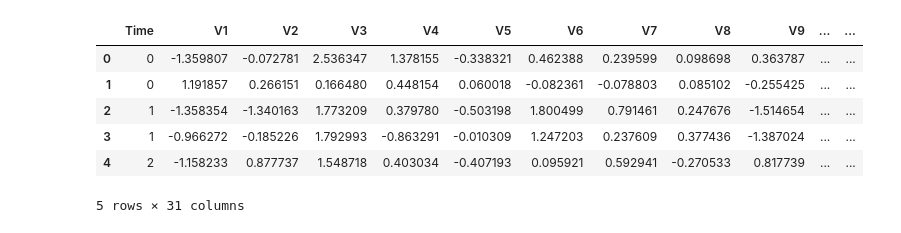
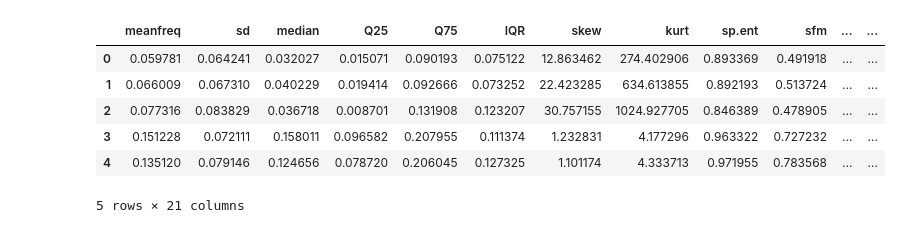
Before and after one commit to MirCHeineken/Assignement_FML_4-5_VoiceReg, a Jupyter notebook: Voice Recognition.ipynb, the cells around one changed output. Saved outputs shown, nothing was run; the diff lists cells and outputs as text; code cells hidden in the pictures.

```diff
--- a/Voice Recognition.ipynb
+++ b/Voice Recognition.ipynb
@@ -10,12 +43,11 @@ from sklearn.ensemble import RandomForestClassifier
 # %%
-df = pd.read_csv('creditcard.csv')
-df.dropna()
-df.head()
+df = pd.read_csv('voice.csv') #loading dataset
+df.head() #checking if everything is properly loaded
 # %% [output]
-|  | Time | V1 | V2 | V3 | V4 | V5 | V6 | V7 | V8 | V9 | ... | ... |
-| 0 | 0 | -1.359807 | -0.072781 | 2.536347 | 1.378155 | -0.338321 | 0.462388 | 0.239599 | 0.098698 | 0.363787 | ... | ... |
-| 1 | 0 | 1.191857 | 0.266151 | 0.166480 | 0.448154 | 0.060018 | -0.082361 | -0.078803 | 0.085102 | -0.255425 | ... | ... |
-| 2 | 1 | -1.358354 | -1.340163 | 1.773209 | 0.379780 | -0.503198 | 1.800499 | 0.791461 | 0.247676 | -1.514654 | ... | ... |
-| 3 | 1 | -0.966272 | -0.185226 | 1.792993 | -0.863291 | -0.010309 | 1.247203 | 0.237609 | 0.377436 | -1.387024 | ... | ... |
-| 4 | 2 | -1.158233 | 0.877737 | 1.548718 | 0.403034 | -0.407193 | 0.095921 | 0.592941 | -0.270533 | 0.817739 | ... | ... |
+|  | meanfreq | sd | median | Q25 | Q75 | IQR | skew | kurt | sp.ent | sfm | ... | ... |
+| 0 | 0.059781 | 0.064241 | 0.032027 | 0.015071 | 0.090193 | 0.075122 | 12.863462 | 274.402906 | 0.893369 | 0.491918 | ... | ... |
+| 1 | 0.066009 | 0.067310 | 0.040229 | 0.019414 | 0.092666 | 0.073252 | 22.423285 | 634.613855 | 0.892193 | 0.513724 | ... | ... |
+| 2 | 0.077316 | 0.083829 | 0.036718 | 0.008701 | 0.131908 | 0.123207 | 30.757155 | 1024.927705 | 0.846389 | 0.478905 | ... | ... |
+| 3 | 0.151228 | 0.072111 | 0.158011 | 0.096582 | 0.207955 | 0.111374 | 1.232831 | 4.177296 | 0.963322 | 0.727232 | ... | ... |
+| 4 | 0.135120 | 0.079146 | 0.124656 | 0.078720 | 0.206045 | 0.127325 | 1.101174 | 4.333713 | 0.971955 | 0.783568 | ... | ... |
-5 rows × 31 columns
+5 rows × 21 columns
```
Also changed, not shown: parts of 32 cells of this notebook.
